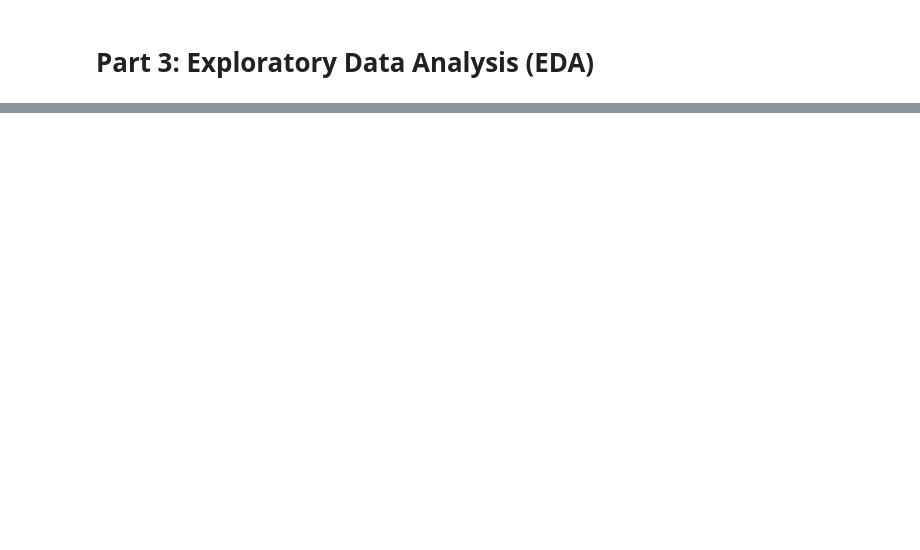
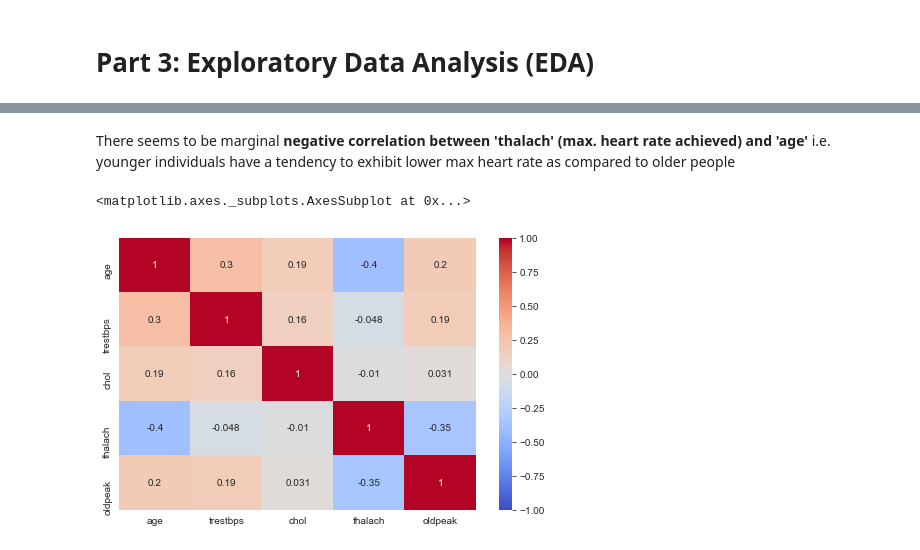
Before and after one commit to ishitashah23/learning-projects, a Jupyter notebook: Heart Disease Classification Project/Classification Project_Heart Disease.ipynb, the cells around one changed output, grey strips where cells are left out. Drawn from its saved outputs; the diff is of its cells as text; code cells hidden in the pictures; blank space fills up the shorter version.

```diff
--- a/Heart Disease Classification Project/Classification Project_Heart Disease.ipynb
+++ b/Heart Disease Classification Project/Classification Project_Heart Disease.ipynb
@@ -168,0 +281,8 @@ From our problem statement, we can classify the data types of the variables as f
+# %% [markdown]
+There seems to be marginal **negative correlation between 'thalach' (max. heart rate achieved) and 'age'** i.e. younger individuals have a tendency to exhibit lower max heart rate as compared to older people
+# %%
+plt.figure(figsize=(8,5))
+sns.heatmap(data.corr(),annot=True,cmap='coolwarm',vmin=-1,vmax=1)
+# %% [output]
+<matplotlib.axes._subplots.AxesSubplot at 0x...>
+[figure, added]
```
Also changed, not shown: parts of 35 cells of this notebook.
